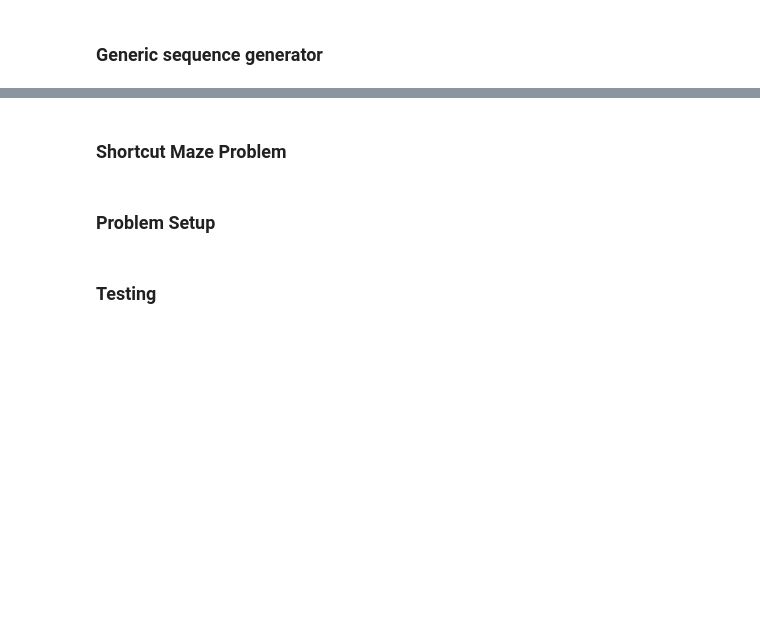
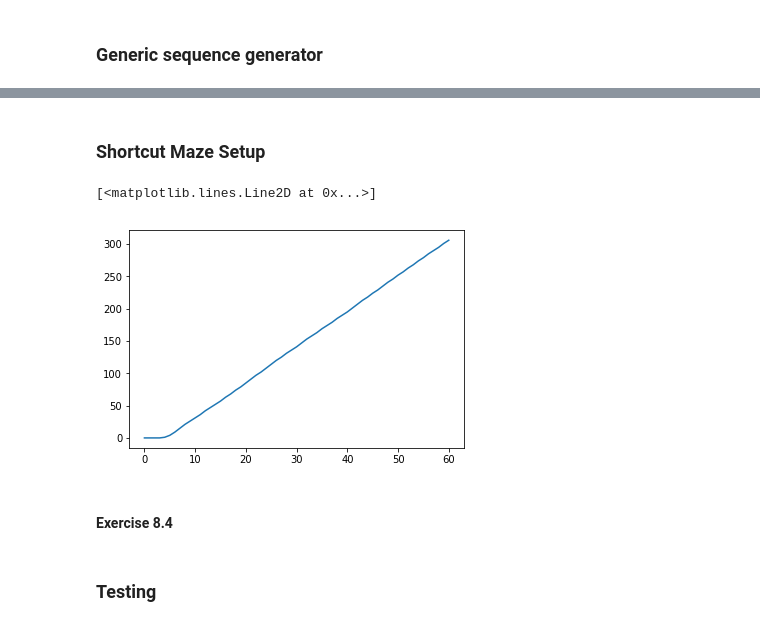
Before and after one commit to muarvyn/SuttonBartoRLBook.exercise, a Jupyter notebook: ShortcutMaze/Q-Planning.ipynb, the cells around one changed output, grey strips where cells are left out. Drawn from its saved outputs; the diff is of its cells as text; code cells hidden in the pictures; blank space fills up the shorter version.

Commit message:
Fixed errors in Tabular Dyna-Q implementation and in Maze environment setup. Added some improvements.

```diff
--- a/ShortcutMaze/Q-Planning.ipynb
+++ b/ShortcutMaze/Q-Planning.ipynb
@@ -88,2 +133,2 @@ class EpsilonGreedyPolicy:
 # %% [markdown]
-### Shortcut Maze Problem
+### Shortcut Maze Setup
@@ -138,2 +135,35 @@ def maze_getTransition(maze, state, action):
-# %% [markdown]
-### Problem Setup
+# %%
+#Q = (np.random.random(shape)-0.5)*0.01
+Q = np.zeros(shape)
+ModelReward = np.zeros(shape)
+ModelState1 = np.full(shape+(2,),-1)
+alpha = 0.1
+gamma = 0.95
+n = 5
+TotalReward = 0.0
+Reward = [0.0]
+
+maze = maze1
+getStartCell = lambda e=1: start_cell_1
+random_generator.seed(2)
+
+def callback(e,s,r):
+    global TotalReward
+    TotalReward += r
+    if s % 100 == 0: Reward.append(TotalReward)
+
+gen = SequenceGenerator(EpsilonGreedyPolicy(Q, 0.1),
+                        getStartCell,
+                        lambda s,a: maze_getTransition(maze, getStartCell, s, a),
+                        #getMazeTransition,
+                        0,
+                        6000,
+                        callback
+                       )
+sequence = iter(gen)
+DynaQ(Q, ModelReward, ModelState1, sequence, n, alpha, gamma, UNOBSERVED)
+# %%
+plt.plot(Reward)
+# %% [output]
+[<matplotlib.lines.Line2D at 0x...>]
+[figure, added]
@@ -139,0 +181,2 @@ def maze_getTransition(maze, state, action):
+# %% [markdown]
+#### Exercise 8.4
```
Also changed, not shown: parts of 23 cells of this notebook.
